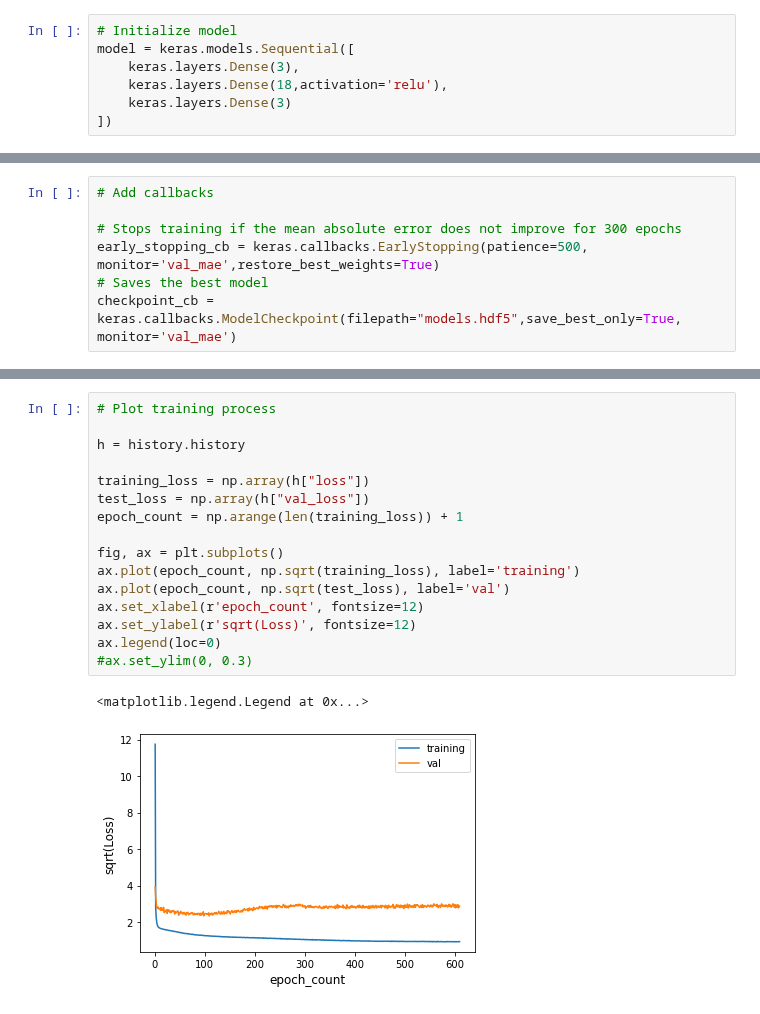
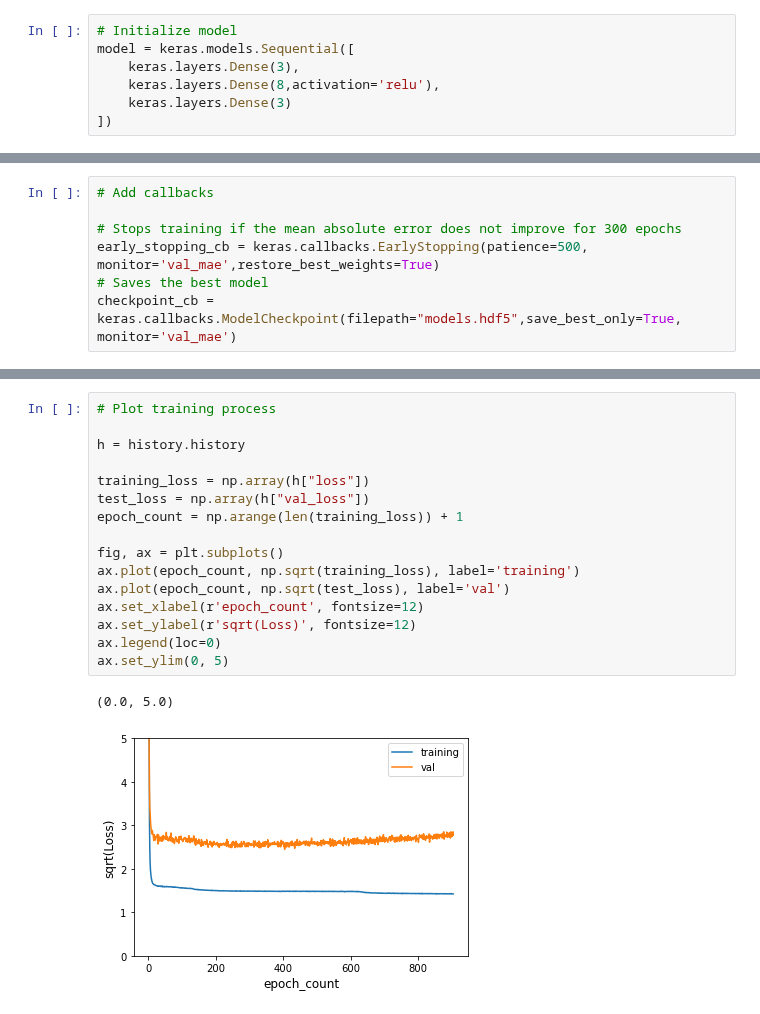
Before and after one commit to tretyakovmipt/TIRF-magnet-calibration, a Jupyter notebook: nonlinear_calibration.ipynb, the cells around one changed output, grey strips where cells are left out. Cells and saved outputs as stored; diff of their text form.

```diff
--- a/nonlinear_calibration.ipynb
+++ b/nonlinear_calibration.ipynb
@@ -93,7 +93,7 @@ V_train = np.stack((V1, V2, V3), axis=1)
 # Initialize model
 model = keras.models.Sequential([
     keras.layers.Dense(3),
-    keras.layers.Dense(18,activation='relu'),
+    keras.layers.Dense(8,activation='relu'),
     keras.layers.Dense(3)
 ])
 # %%
@@ -130,19 +130,19 @@ Epoch 609/1000
 # %%
 # Plot training process
 
 h = history.history
 
 training_loss = np.array(h["loss"])
 test_loss = np.array(h["val_loss"])
 epoch_count = np.arange(len(training_loss)) + 1
 
 fig, ax = plt.subplots()
 ax.plot(epoch_count, np.sqrt(training_loss), label='training')
 ax.plot(epoch_count, np.sqrt(test_loss), label='val')
 ax.set_xlabel(r'epoch_count', fontsize=12)
 ax.set_ylabel(r'sqrt(Loss)', fontsize=12)
 ax.legend(loc=0)
-#ax.set_ylim(0, 0.3)
+ax.set_ylim(0, 5)
 # %% [output]
-<matplotlib.legend.Legend at 0x...>
+(0.0, 5.0)
-[figure, old version]
+[figure, new version]
```
Also changed, not shown: parts of 1 cell of this notebook.
